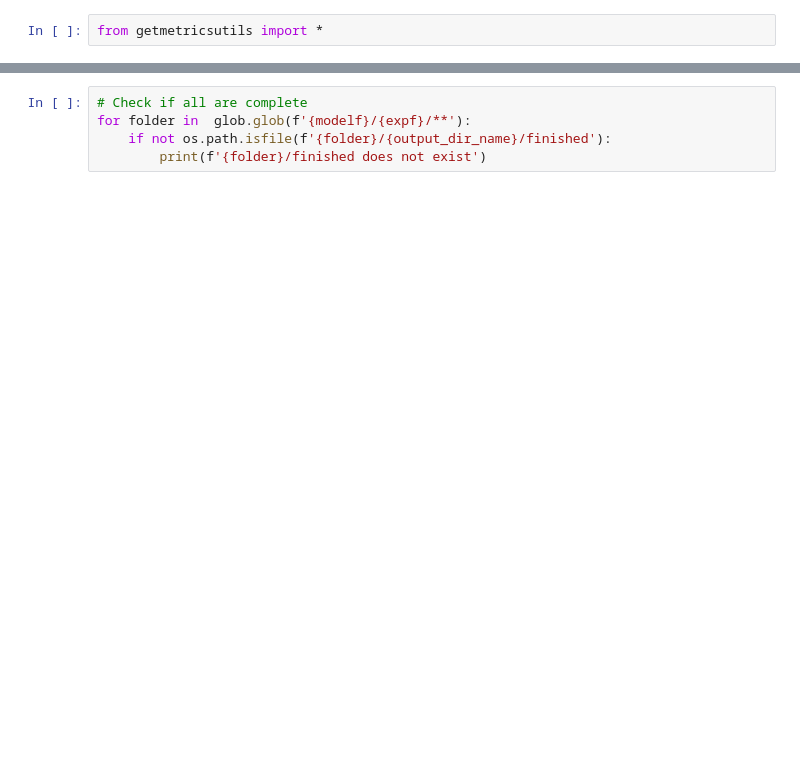
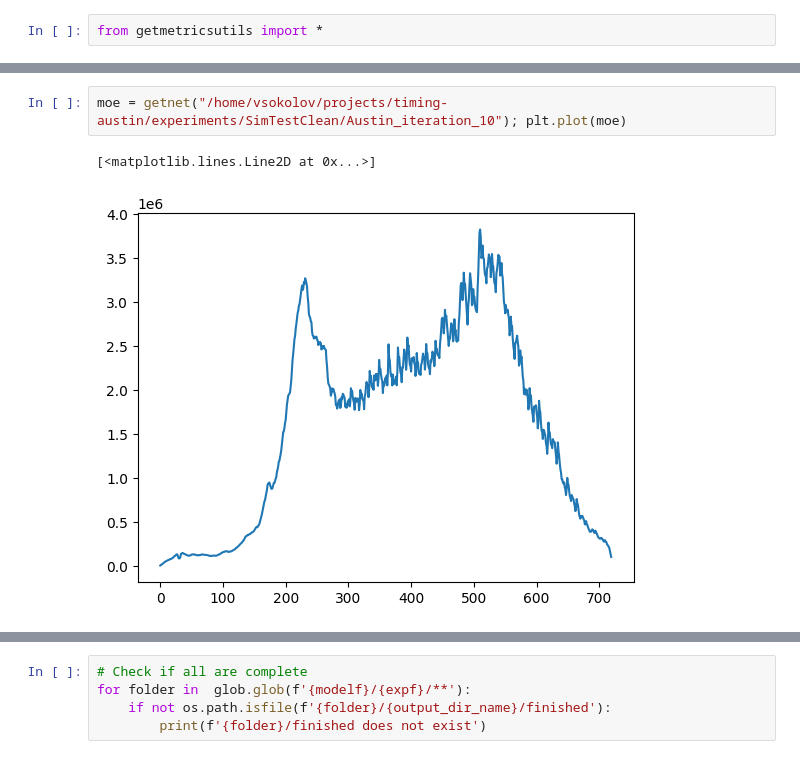
Before and after one commit to VadimSokolov/polarisopt, a Jupyter notebook: nb/get-metrics.ipynb, the cells around one changed output, grey strips where cells are left out. Saved outputs shown, nothing was run; the diff lists cells and outputs as text; blank space fills up the shorter version.

```diff
--- a/nb/get-metrics.ipynb
+++ b/nb/get-metrics.ipynb
@@ -8,0 +28,5 @@ metrics_file = f'{modelf}/scratch/aus-mc-timing.csv'
+# %%
+moe = getnet("/home/vsokolov/projects/timing-austin/experiments/SimTestClean/Austin_iteration_10"); plt.plot(moe)
+# %% [output]
+[<matplotlib.lines.Line2D at 0x...>]
+[figure, added]
```
Also changed, not shown: parts of 7 cells of this notebook, 3 other files.
